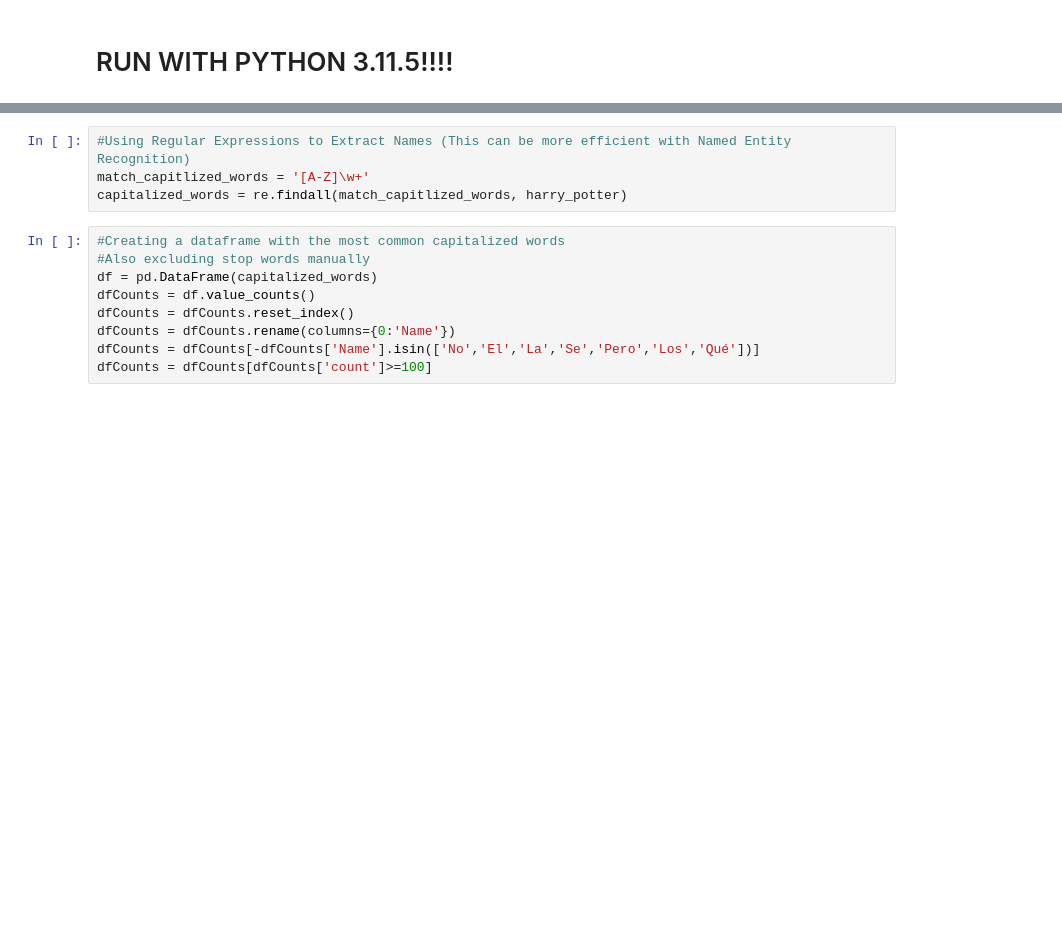
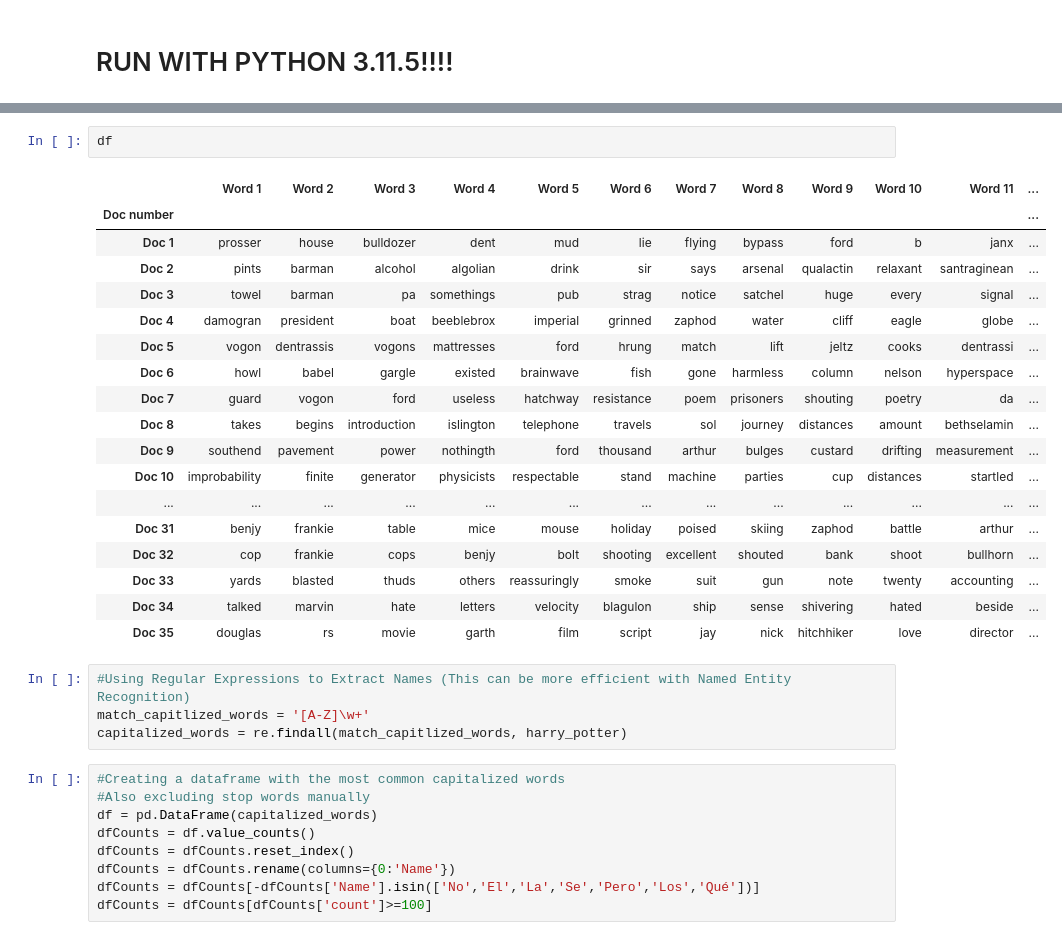
Before and after one commit to Ukepox/nlp-introduction, a Jupyter notebook: introduction_nlp.ipynb, the cells around one changed output, grey strips where cells are left out. Cells and saved outputs as stored; diff of their text form; blank space fills up the shorter version.

```diff
--- a/introduction_nlp.ipynb
+++ b/introduction_nlp.ipynb
@@ -24,3 +74,24 @@ harry_potter = extract_text_from_pdf('HarryPotterylaPiedraFilosofal.pdf')
+# %%
+df
+# %% [output]
+|  | Word 1 | Word 2 | Word 3 | Word 4 | Word 5 | Word 6 | Word 7 | Word 8 | Word 9 | Word 10 | Word 11 | ... |
+| Doc number |  |  |  |  |  |  |  |  |  |  |  | ... |
+| Doc 1 | prosser | house | bulldozer | dent | mud | lie | flying | bypass | ford | b | janx | ... |
+| Doc 2 | pints | barman | alcohol | algolian | drink | sir | says | arsenal | qualactin | relaxant | santraginean | ... |
+| Doc 3 | towel | barman | pa | somethings | pub | strag | notice | satchel | huge | every | signal | ... |
+| Doc 4 | damogran | president | boat | beeblebrox | imperial | grinned | zaphod | water | cliff | eagle | globe | ... |
+| Doc 5 | vogon | dentrassis | vogons | mattresses | ford | hrung | match | lift | jeltz | cooks | dentrassi | ... |
+| Doc 6 | howl | babel | gargle | existed | brainwave | fish | gone | harmless | column | nelson | hyperspace | ... |
+| Doc 7 | guard | vogon | ford | useless | hatchway | resistance | poem | prisoners | shouting | poetry | da | ... |
+| Doc 8 | takes | begins | introduction | islington | telephone | travels | sol | journey | distances | amount | bethselamin | ... |
+| Doc 9 | southend | pavement | power | nothingth | ford | thousand | arthur | bulges | custard | drifting | measurement | ... |
+| Doc 10 | improbability | finite | generator | physicists | respectable | stand | machine | parties | cup | distances | startled | ... |
+| ... | ... | ... | ... | ... | ... | ... | ... | ... | ... | ... | ... | ... |
+| Doc 31 | benjy | frankie | table | mice | mouse | holiday | poised | skiing | zaphod | battle | arthur | ... |
+| Doc 32 | cop | frankie | cops | benjy | bolt | shooting | excellent | shouted | bank | shoot | bullhorn | ... |
+| Doc 33 | yards | blasted | thuds | others | reassuringly | smoke | suit | gun | note | twenty | accounting | ... |
+| Doc 34 | talked | marvin | hate | letters | velocity | blagulon | ship | sense | shivering | hated | beside | ... |
+| Doc 35 | douglas | rs | movie | garth | film | script | jay | nick | hitchhiker | love | director | ... |
 # %%
 #Using Regular Expressions to Extract Names (This can be more efficient with Named Entity Recognition)
 match_capitlized_words = '[A-Z]\w+'
```
Also changed, not shown: parts of 14 cells of this notebook, 2 other files.
